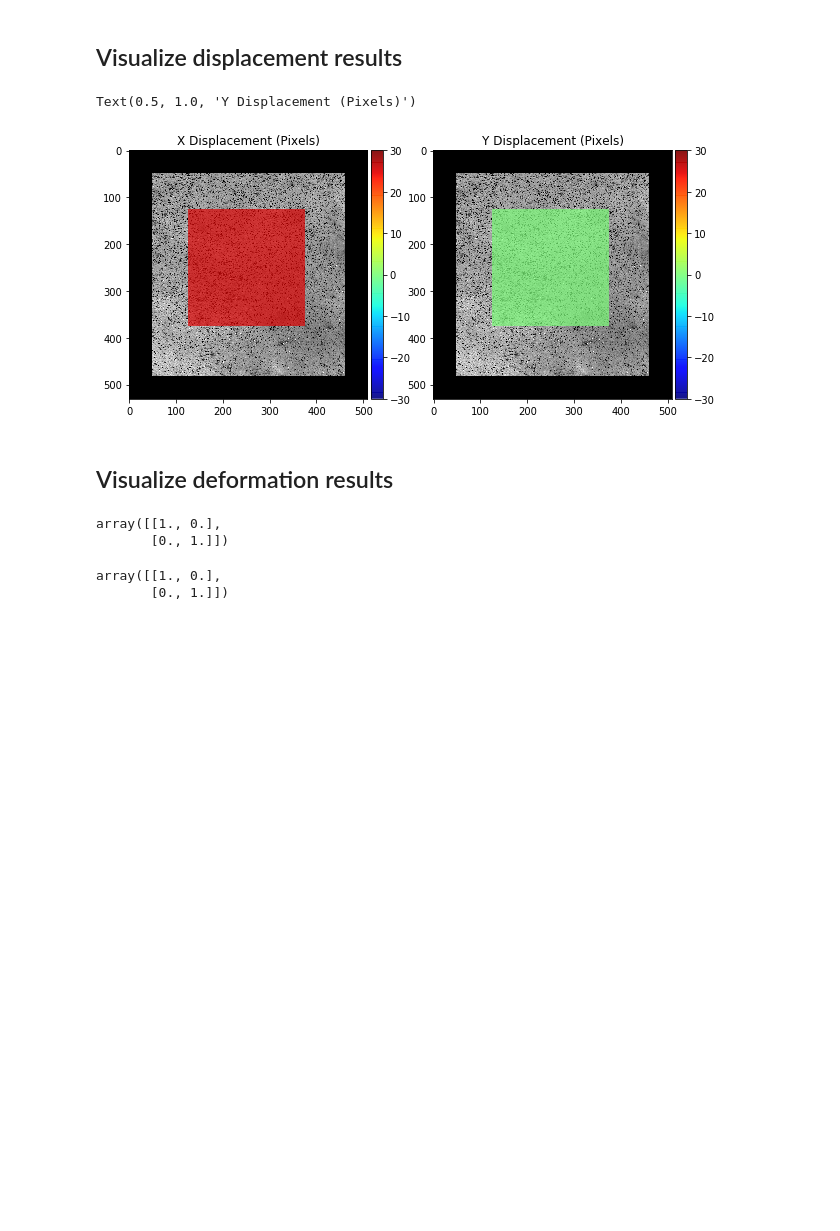
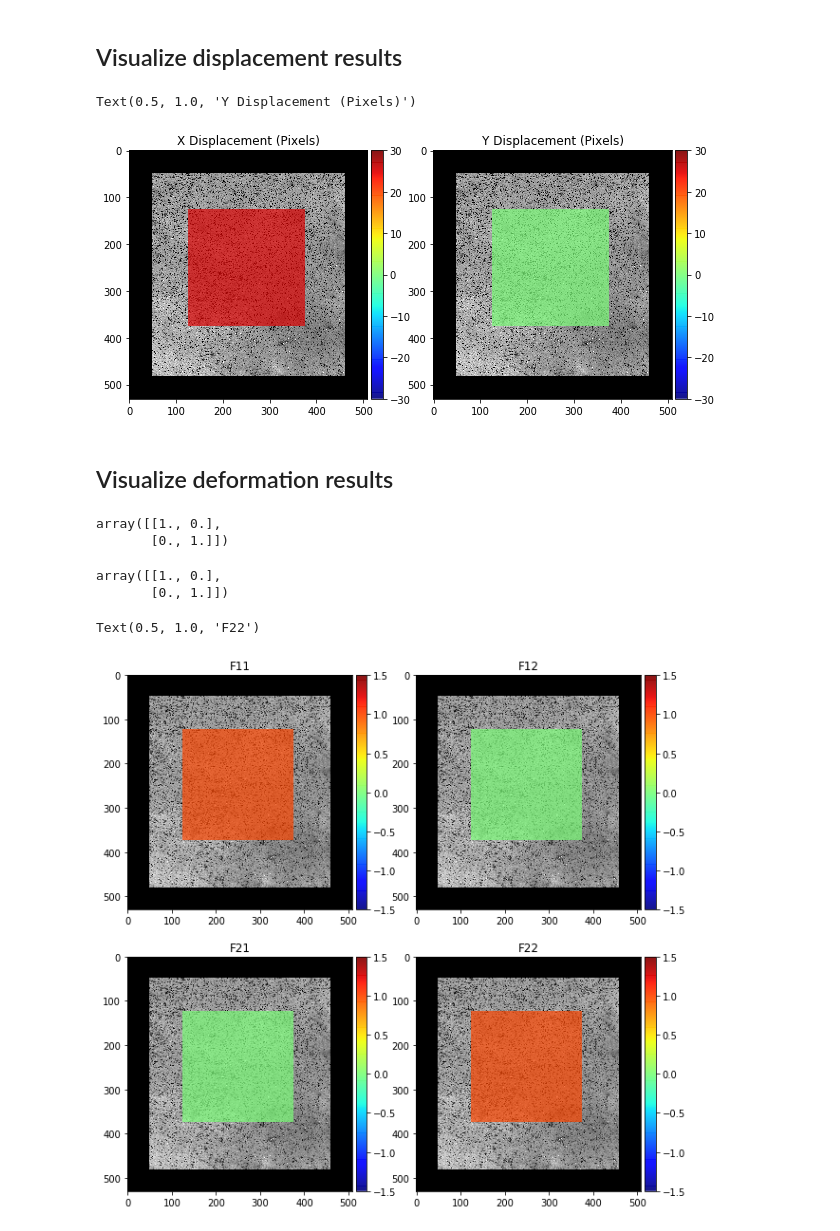
Before and after one commit to mfkiwl/splineDIC, a Jupyter notebook: notebooks/exploratory/stp_explore_NURBS_DIC.ipynb, the cells around one changed output. Drawn from its saved outputs; the diff is of its cells as text; code cells hidden in the pictures; blank space fills up the shorter version.

Commit message:
cleaning up visualizatin

```diff
--- a/notebooks/exploratory/stp_explore_NURBS_DIC.ipynb
+++ b/notebooks/exploratory/stp_explore_NURBS_DIC.ipynb
@@ -463,3 +436,57 @@ def_grad_surf(disp_surf, 0.5, 0.5)
 # %% [output]
 array([[1., 0.],
        [0., 1.]])
+# %%
+# Fill x and y displacement arrays
+F11 = np.zeros(ref_image.shape) * np.nan
+F12 = np.zeros(ref_image.shape) * np.nan
+F21 = np.zeros(ref_image.shape) * np.nan
+F22 = np.zeros(ref_image.shape) * np.nan
+
+for i in range(rowmin, rowmax):
+    for j in range(colmin, colmax):
+        u_val = (j - colmin) / (colmax - colmin)
+        v_val = (i - rowmin) / (rowmax - rowmin)
+        F = def_grad_surf(disp_surf, u_val, v_val)
+        F11[i, j] = F[0, 0]
+        F12[i, j] = F[0, 1]
+        F21[i, j] = F[1, 0]
+        F22[i, j] = F[1, 1]
+# %%
+# Display
+fig, ((ax0, ax1), (ax2, ax3)) = plt.subplots(2, 2, figsize=(10, 10))
+
+im0 = ax0.imshow(ref_image, cmap='gray')
+F11im = ax0.imshow(F11, cmap='jet', alpha=0.7)
+divider = make_axes_locatable(ax0)
+cax0 = divider.append_axes('right', size='5%', pad=0.05)
+fig.colorbar(F11im, cax=cax0)
+F11im.set_clim(-1.5, 1.5)
+ax0.set_title('F11')
+
+im1 = ax1.imshow(ref_image, cmap='gray')
+F12im = ax1.imshow(F12, cmap='jet', alpha=0.7)
+divider = make_axes_locatable(ax1)
+cax1 = divider.append_axes('right', size='5%', pad=0.05)
+fig.colorbar(F12im, cax=cax1)
+F12im.set_clim(-1.5, 1.5)
+ax1.set_title('F12')
+
+im2 = ax2.imshow(ref_image, cmap='gray')
+F21im = ax2.imshow(F21, cmap='jet', alpha=0.7)
+divider = make_axes_locatable(ax2)
+cax2 = divider.append_axes('right', size='5%', pad=0.05)
+fig.colorbar(F21im, cax=cax2)
+F21im.set_clim(-1.5, 1.5)
+ax2.set_title('F21')
+
+im3 = ax3.imshow(ref_image, cmap='gray')
+F22im = ax3.imshow(F22, cmap='jet', alpha=0.7)
+divider = make_axes_locatable(ax3)
+cax3 = divider.append_axes('right', size='5%', pad=0.05)
+fig.colorbar(F22im, cax=cax3)
+F22im.set_clim(-1.5, 1.5)
+ax3.set_title('F22')
+# %% [output]
+Text(0.5, 1.0, 'F22')
+[figure, added]
```
Also changed, not shown: parts of 4 cells of this notebook.
